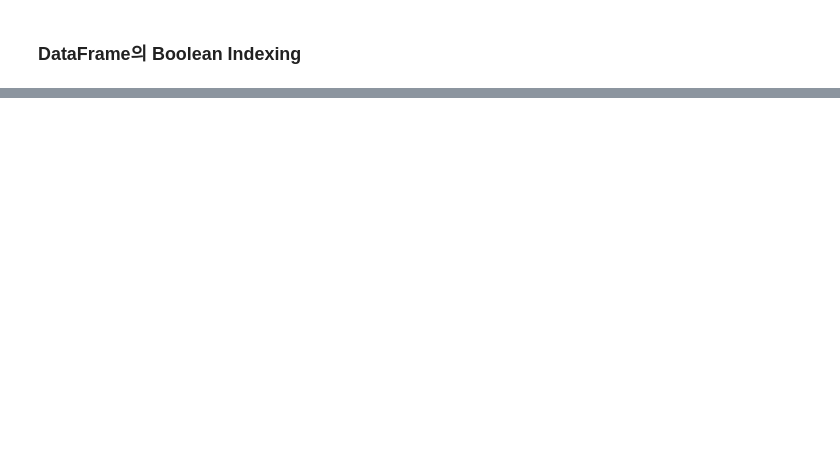
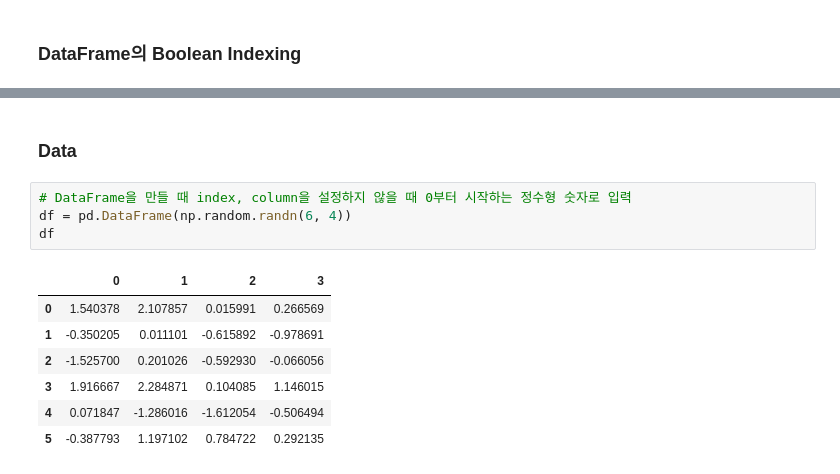
Before and after one commit to YuLim2/Pandas, a Jupyter notebook: Pandas_basic.ipynb, the cells around one changed output, grey strips where cells are left out. Saved outputs shown, nothing was run; the diff lists cells and outputs as text; blank space fills up the shorter version.

```diff
--- a/Pandas_basic.ipynb
+++ b/Pandas_basic.ipynb
@@ -406,0 +452,14 @@ df.iloc[1, 3]
+# %% [markdown]
+### Data
+# %%
+# DataFrame을 만들 때 index, column을 설정하지 않을 때 0부터 시작하는 정수형 숫자로 입력
+df = pd.DataFrame(np.random.randn(6, 4))
+df
+# %% [output]
+|  | 0 | 1 | 2 | 3 |
+| 0 | 1.540378 | 2.107857 | 0.015991 | 0.266569 |
+| 1 | -0.350205 | 0.011101 | -0.615892 | -0.978691 |
+| 2 | -1.525700 | 0.201026 | -0.592930 | -0.066056 |
+| 3 | 1.916667 | 2.284871 | 0.104085 | 1.146015 |
+| 4 | 0.071847 | -1.286016 | -1.612054 | -0.506494 |
+| 5 | -0.387793 | 1.197102 | 0.784722 | 0.292135 |
```
Also changed, not shown: parts of 26 cells of this notebook.
